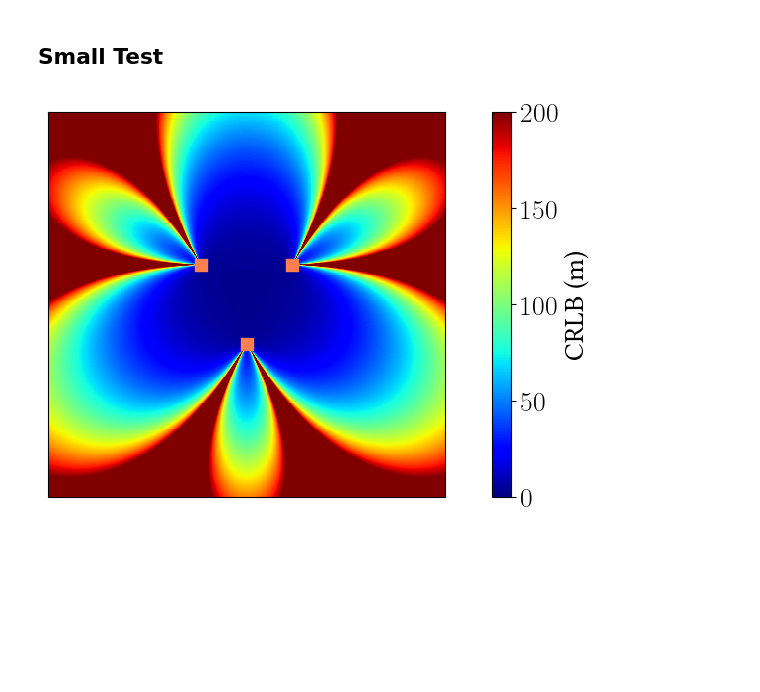
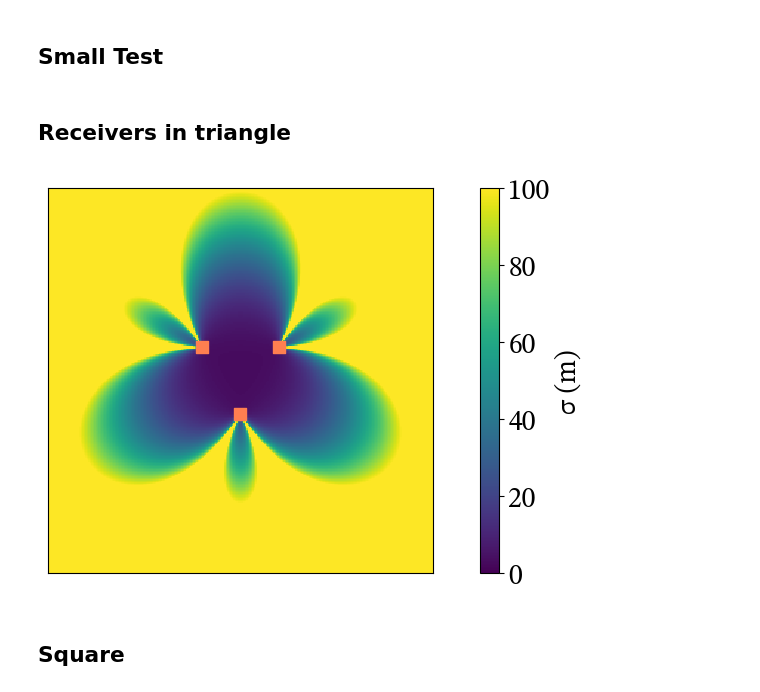
Before and after one commit to yagoliz/5glocalization, a Jupyter notebook: notebooks/ext-04-heatmap.ipynb, the cells around one changed output. Cells and saved outputs as stored; diff of their text form; code cells hidden in the pictures; blank space fills up the shorter version.

Commit message:
finish plots

```diff
--- a/notebooks/ext-04-heatmap.ipynb
+++ b/notebooks/ext-04-heatmap.ipynb
@@ -138,11 +138,13 @@ plt.show()
 ## Small Test
 # %%
 from pytdoa.geometry.estimators import dop, crlb
+# %% [markdown]
+## Receivers in triangle
 # %%
-gs = np.array([[0.0,0.0],[12.0,0.0],[12.0*np.cos(np.pi/3),-12.0*np.sin(np.pi/3)]])
+gs = np.array([[0.0,0.0],[12.0,0.0],[12.0*np.cos(np.pi/3),-12.0*np.sin(np.pi/3)]]) - np.array([6.0,-12.0*np.sin(np.pi/3)/2])
 # %%
 n = 100
-l = 20.0
+l = 40.0
 x = np.linspace(np.min(gs[:,0])-l,np.max(gs[:,0])+l,400,endpoint=True)
 y = np.linspace(np.min(gs[:,1])-l,np.max(gs[:,1])+l,400,endpoint=True)
 
@@ -155,16 +157,22 @@ crl = np.sqrt(np.sum(cr,axis=1)).reshape(yy.shape)
 # %%
 fig, ax = plt.subplots(figsize=(12, 5))
 
-im = ax.pcolormesh(x,y,crl,vmin=0.0,vmax=200,cmap='jet')
+im = ax.pcolormesh(x,y,crl,vmin=0.0,vmax=100,cmap='viridis')
 c = fig.colorbar(im, ax=ax)
-c.ax.set_ylabel(r'CRLB (m)')
+c.ax.set_ylabel(r'σ (m)')
 
 ax.set_xticks([])
 ax.set_yticks([])
 
 ax.scatter(gs[:,0], gs[:,1], 80, 'coral', 's')
 
+ax.set_xlim([-30,30])
+ax.set_ylim([-30,30])
+
 plt.gca().set_aspect('equal')
+plt.savefig('/Users/ygglc/Work/PhD/Thesis/Pics/three.pdf', format='pdf', bbox_inches='tight')
 plt.show()
 # %% [output]
-[figure, old version]
+[figure, new version]
+# %% [markdown]
+## Square
```
Also changed, not shown: parts of 11 cells of this notebook, 4 other files.
